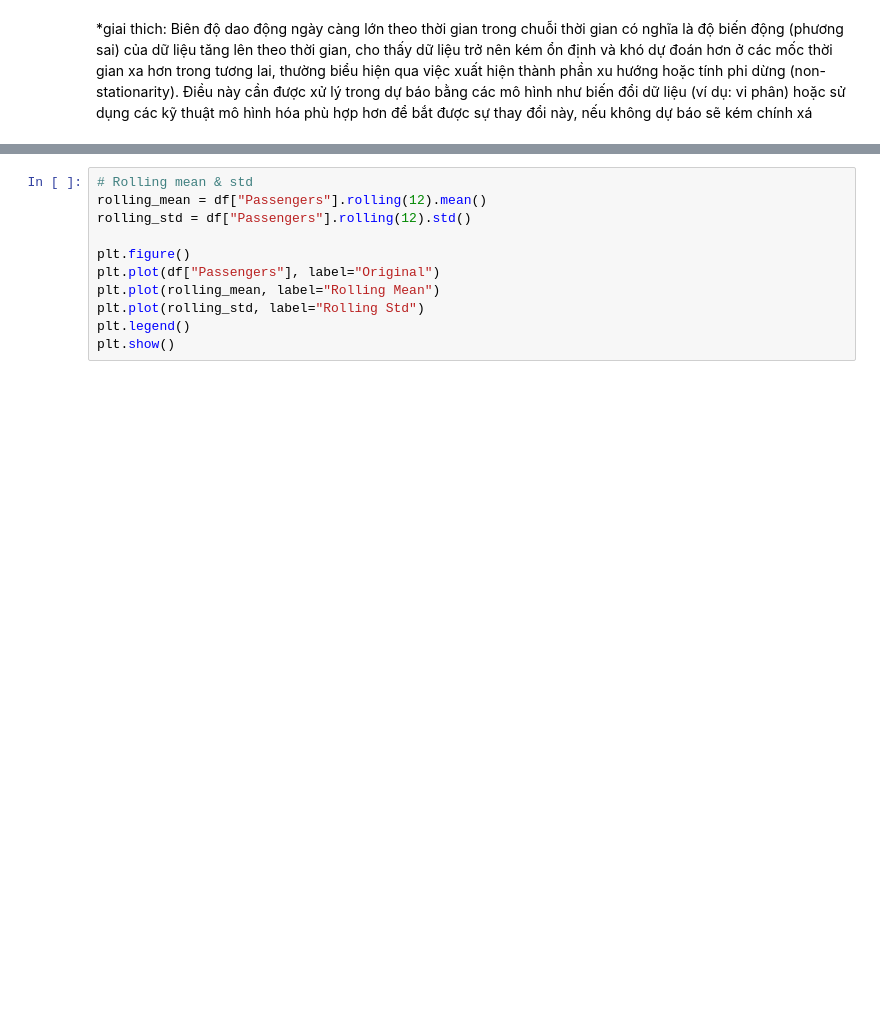
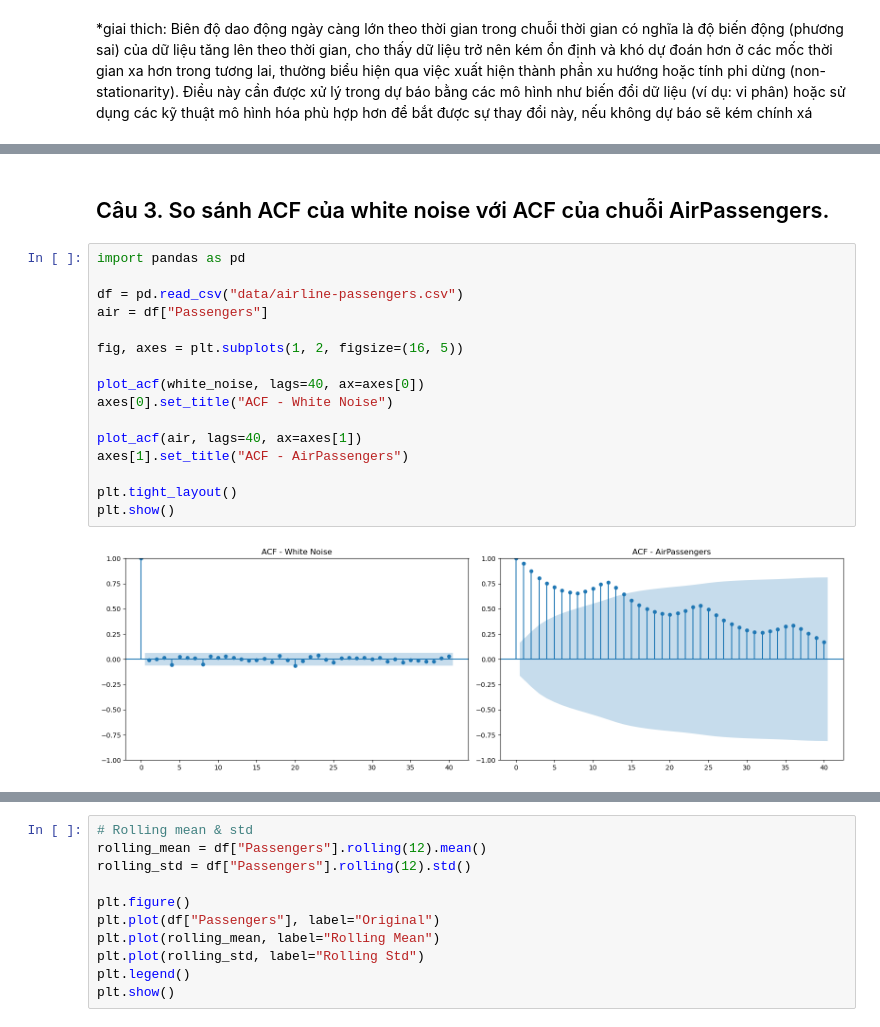
Before and after one commit to ThienNam13/Time-Series-Data-Analysis-and-Forecasting, a Jupyter notebook: Chapter2.ipynb, the cells around one changed output, grey strips where cells are left out. Saved outputs shown, nothing was run; the diff lists cells and outputs as text; blank space fills up the shorter version.

```diff
--- a/Chapter2.ipynb
+++ b/Chapter2.ipynb
@@ -194,0 +216,20 @@ Chuỗi white noise có ACF gần bằng 0 ở hầu hết các độ trễ, cho
+# %% [markdown]
+## Câu 3. So sánh ACF của white noise với ACF của chuỗi AirPassengers.
+# %%
+import pandas as pd
+
+df = pd.read_csv("data/airline-passengers.csv")
+air = df["Passengers"]
+
+fig, axes = plt.subplots(1, 2, figsize=(16, 5))
+
+plot_acf(white_noise, lags=40, ax=axes[0])
+axes[0].set_title("ACF - White Noise")
+
+plot_acf(air, lags=40, ax=axes[1])
+axes[1].set_title("ACF - AirPassengers")
+
+plt.tight_layout()
+plt.show()
+# %% [output]
+[figure, added]
```
Also changed, not shown: parts of 54 cells of this notebook.
